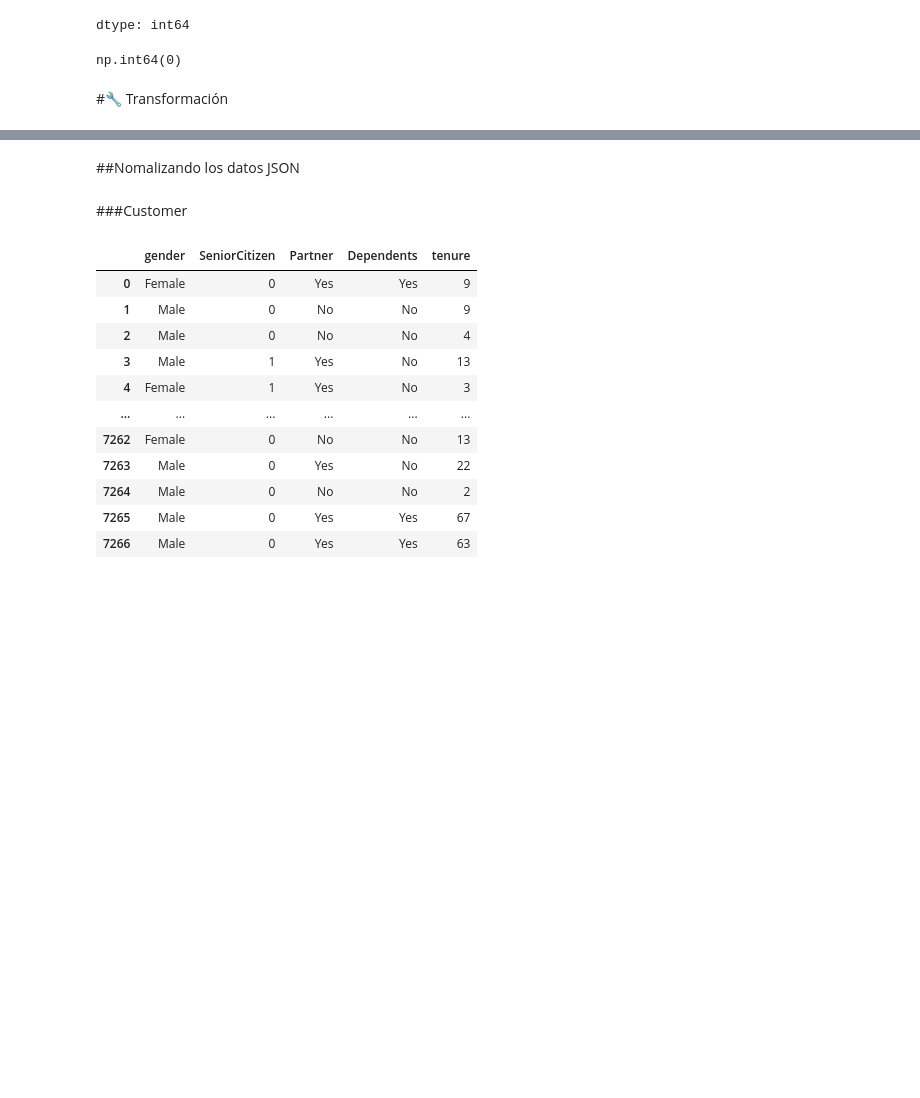
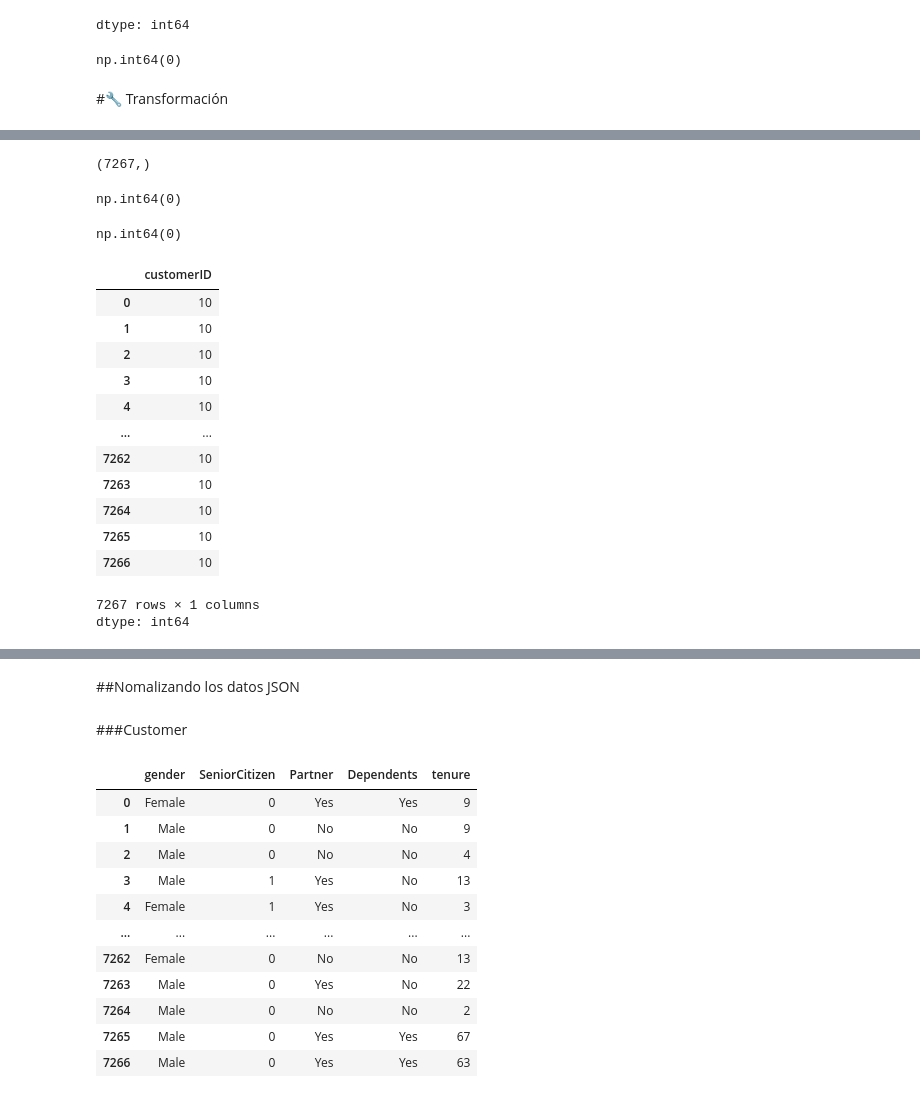
Before and after one commit to Ser2k2/challenge2-data-science-latam, a Jupyter notebook: TelecomX_LATAM.ipynb, the cells around one changed output, grey strips where cells are left out. Drawn from its saved outputs; the diff is of its cells as text; code cells hidden in the pictures; blank space fills up the shorter version.

```diff
--- a/TelecomX_LATAM.ipynb
+++ b/TelecomX_LATAM.ipynb
@@ -193,0 +119,8 @@ array(['No', 'Yes', nan], dtype=object)
+# %%
+df['customer'].shape
+# %% [output]
+(7267,)
+# %%
+df['customerID'].isnull().sum()
+# %% [output]
+np.int64(0)
@@ -193,0 +129,21 @@ array(['No', 'Yes', nan], dtype=object)
+# %%
+duplicado_df_customerID
+# %% [output]
+np.int64(0)
+# %%
+df['customerID'].str.len()
+# %% [output]
+|  | customerID |
+| 0 | 10 |
+| 1 | 10 |
+| 2 | 10 |
+| 3 | 10 |
+| 4 | 10 |
+| ... | ... |
+| 7262 | 10 |
+| 7263 | 10 |
+| 7264 | 10 |
+| 7265 | 10 |
+| 7266 | 10 |
+7267 rows × 1 columns
+dtype: int64
```
Also changed, not shown: parts of 56 cells of this notebook.
